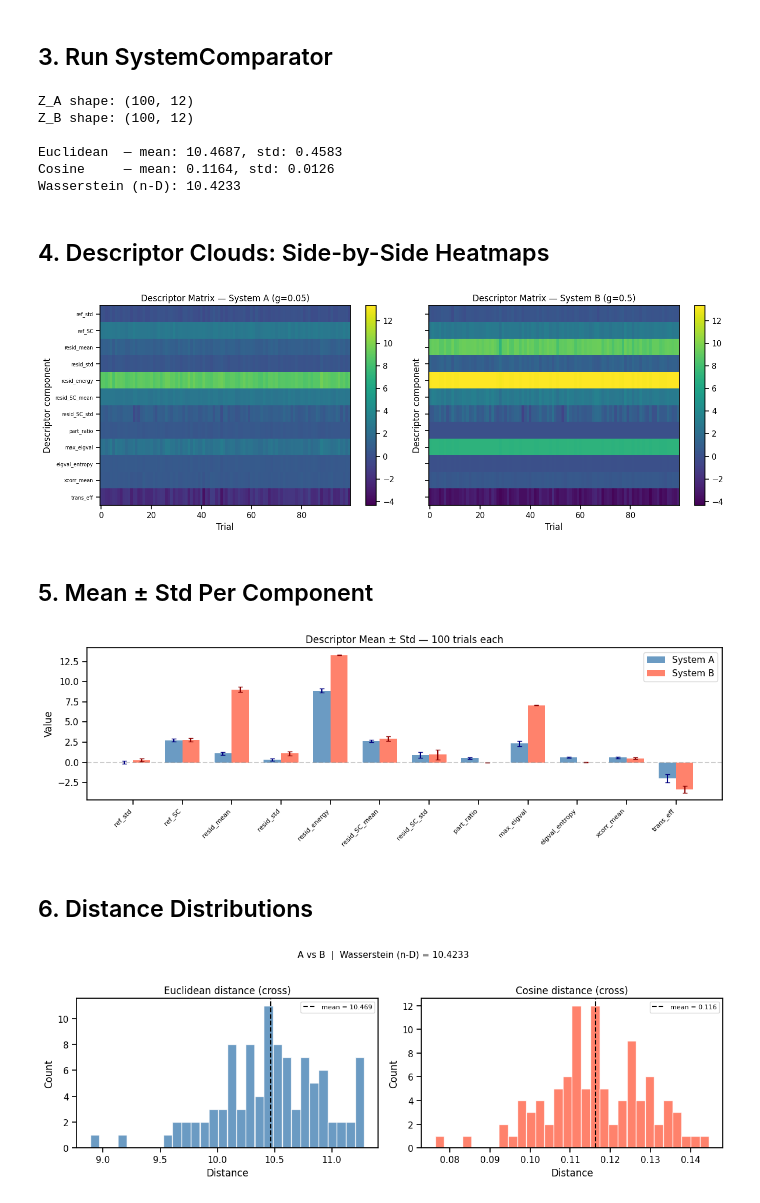
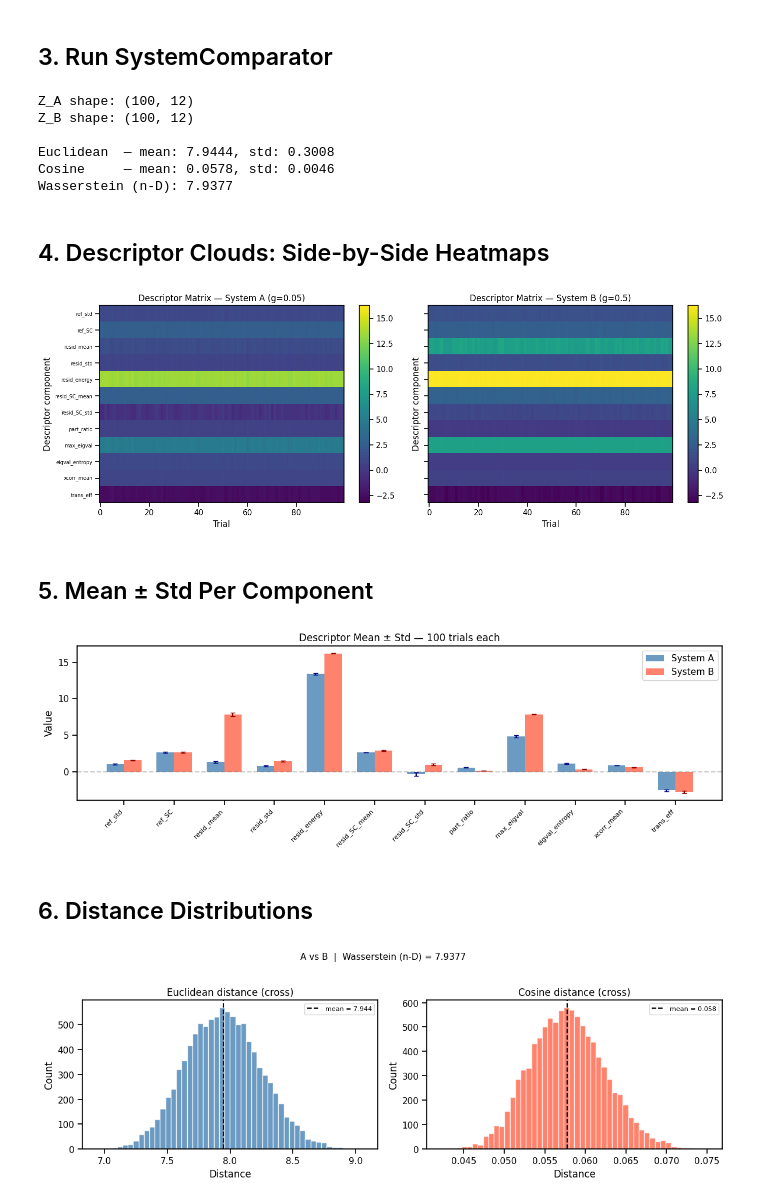
Before and after one commit to jmrfox/neurosignature, a Jupyter notebook: notebooks/simple_comparison.ipynb, the cells around one changed output. Drawn from its saved outputs; the diff is of its cells as text; code cells hidden in the pictures.

```diff
--- a/notebooks/simple_comparison.ipynb
+++ b/notebooks/simple_comparison.ipynb
@@ -22,9 +22,9 @@ plt.rcParams["axes.formatter.useoffset"] = False
 Both systems share the same weight matrices and hyperparameters;
 only `g` differs.
 # %%
-n_hidden = 16
-n_inputs = 3
-n_outputs = 4
+n_hidden = 20
+n_inputs = 20
+n_outputs = 20
 dt_ms = 1.0
 
 rng = np.random.default_rng(0)
@@ -58,8 +58,8 @@ common_kwargs = dict(
     dt_ms=dt_ms,
 )
 
-system_a = ns.ContinuousTimeRNN(g=0.05, **common_kwargs)
-system_b = ns.ContinuousTimeRNN(g=0.5, **common_kwargs)
+system_a = ns.ContinuousTimeRNN(g=0.0, **common_kwargs)
+system_b = ns.ContinuousTimeRNN(g=0.2, **common_kwargs)
 
 print("System A:", system_a)
 print("System B:", system_b)
@@ -76,7 +76,7 @@ input_gen = ns.InputGenerator(
     seed=42,
 )
 
-duration_ms = 500.0
+duration_ms = 4000.0
 reference_channel = 0
 
 descriptor_components = [
@@ -108,7 +108,7 @@ comparator = ns.SystemComparator(
     descriptor=vd,
 )
 
-results = comparator.compare(n_trials=n_trials, duration_ms=duration_ms, mode="matched")
+results = comparator.compare(n_trials=n_trials, duration_ms=duration_ms, mode="cross")
 
 Z_A = results["Z_A"]
 Z_B = results["Z_B"]
@@ -128,9 +128,9 @@ print(f"Wasserstein (n-D): {results['wasserstein']:.4f}")
 Z_A shape: (100, 12)
 Z_B shape: (100, 12)
 
-Euclidean  — mean: 10.4687, std: 0.4583
-Cosine     — mean: 0.1164, std: 0.0126
-Wasserstein (n-D): 10.4233
+Euclidean  — mean: 7.9444, std: 0.3008
+Cosine     — mean: 0.0578, std: 0.0046
+Wasserstein (n-D): 7.9377
 # %% [markdown]
 ## 4. Descriptor Clouds: Side-by-Side Heatmaps
 # %%
@@ -151,7 +151,7 @@ for ax, Z, label in zip(axes, [Z_A, Z_B], ["System A (g=0.05)", "System B (g=0.5
 plt.tight_layout()
 plt.show()
 # %% [output]
-[figure, old version]
+[figure, new version]
 # %% [markdown]
 ## 5. Mean ± Std Per Component
 # %%
@@ -193,36 +193,41 @@ ax.legend()
 plt.tight_layout()
 plt.show()
 # %% [output]
-[figure, old version]
+[figure, new version]
 # %% [markdown]
 ## 6. Distance Distributions
 # %%
 fig, axes = plt.subplots(1, 2, figsize=(12, 4))
+
+
+def n_bins(n):
+    return max(5, min(50, int(np.sqrt(n))))
+
 
 for ax, key, color, title in zip(
     axes,
     ["euclidean", "cosine"],
     ["steelblue", "tomato"],
     ["Euclidean distance (cross)", "Cosine distance (cross)"],
 ):
     dists = results[key]["distances"]
-    ax.hist(dists, bins=30, color=color, alpha=0.8, edgecolor="white")
+    ax.hist(dists, bins=n_bins(len(dists)), color=color, alpha=0.8, edgecolor="white")
     ax.axvline(
         results[key]["mean"],
         color="black",
         linestyle="--",
         label=f"mean = {results[key]['mean']:.3f}",
     )
     ax.set_xlabel("Distance")
     ax.set_ylabel("Count")
     ax.set_title(title)
     ax.legend(fontsize=8)
 
 fig.suptitle(
     f"A vs B  |  Wasserstein (n-D) = {results['wasserstein']:.4f}", fontsize=11, y=1.02
 )
 
 plt.tight_layout()
 plt.show()
 # %% [output]
-[figure, old version]
+[figure, new version]
```
Also changed, not shown: parts of 2 cells of this notebook, 2 other files.
